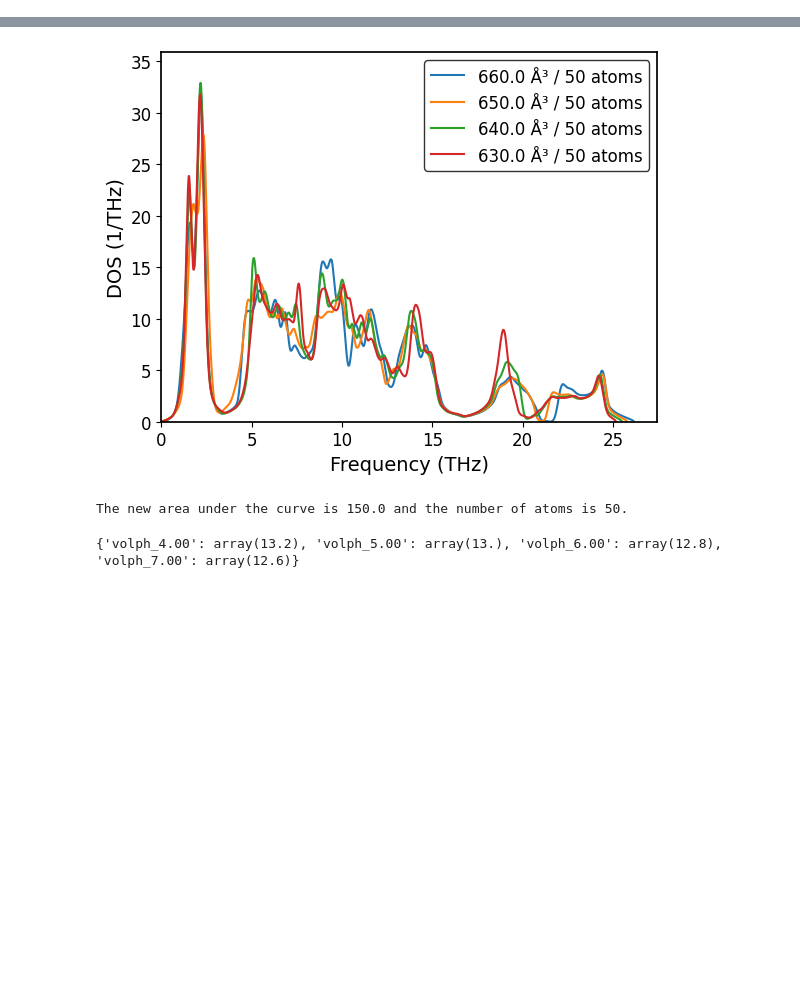
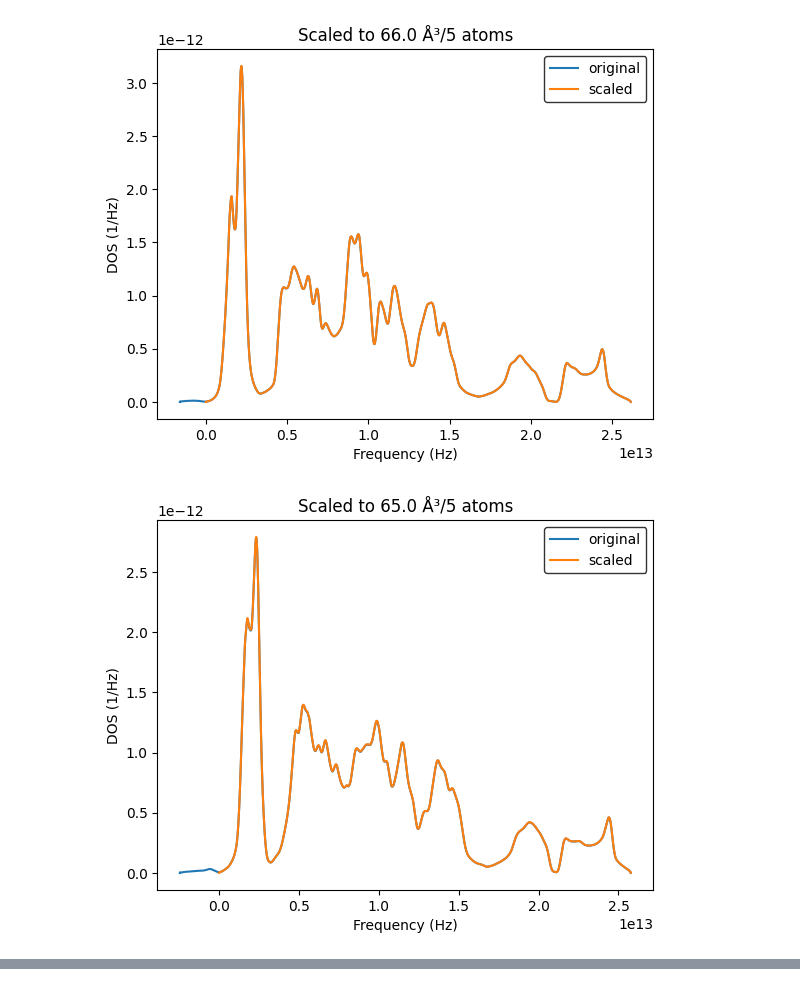
Before and after one commit to nhew1994/PyZentropy, a Jupyter notebook: pyzentropy/test.ipynb, the cells around one changed output, grey strips where cells are left out. Drawn from its saved outputs; the diff is of its cells as text; code cells hidden in the pictures; blank space fills up the shorter version.

```diff
--- a/pyzentropy/test.ipynb
+++ b/pyzentropy/test.ipynb
@@ -6,5 +7,5 @@ import numpy as np
 # %%
 path = "C:\\Users\\nigel\\OneDrive\\Desktop\\VS Code\\pyzentropy\\PyZentropy\\test_data\\FEG\\original"
-vdos_data, volph_content = zentropy.load_phonon_dos(path)
-print(volph_content)
+vdos_data = zentropy.load_phonon_dos(path)
+print(vdos_data)
 # %% [output]
@@ -24,0 +29,6 @@ print(volph_content)
+# %%
+path = "C:\\Users\\nigel\\OneDrive\\Desktop\\VS Code\\pyzentropy\\PyZentropy\\test_data\\FEG\\original"
+vdos_data_scaled = zentropy.scale_phonon_dos(path, plot=True)
+# %% [output]
+[figure, added]
+[figure, added]
@@ -25,17 +37,3 @@ print(volph_content)
 # %%
-path = "C:\\Users\\nigel\\OneDrive\\Desktop\\VS Code\\pyzentropy\\PyZentropy\\test_data\\FEG\\scaled_phonon_dos"
-zentropy.plot_phonon_dos(path,scale_atoms=50)
+path = "C:\\Users\\nigel\\OneDrive\\Desktop\\VS Code\\pyzentropy\\PyZentropy\\test_data\\FEG\\original"
+zentropy.plot_phonon_dos(path, scale_atoms = 50)
-# %% [output]
-[figure, removed]
-The new area under the curve is 150.0 and the number of atoms is 50.
-# %%
-path = "C:\\Users\\nigel\\OneDrive\\Desktop\\VS Code\\pyzentropy\\PyZentropy\\test_data\\FEG\\original"
-vdos_data, volph_data = zentropy.load_phonon_dos(path)
-volph_files = list(volph_data.keys())
-#print(volph_files)
-print(volph_data)
-
-#Access the data in volph_data in order
-volph_data[volph_files[0]]
-# %% [output]
-{'volph_4.00': array(13.2), 'volph_5.00': array(13.), 'volph_6.00': array(12.8), 'volph_7.00': array(12.6)}
```
Also changed, not shown: parts of 4 cells of this notebook, 26 other files.
